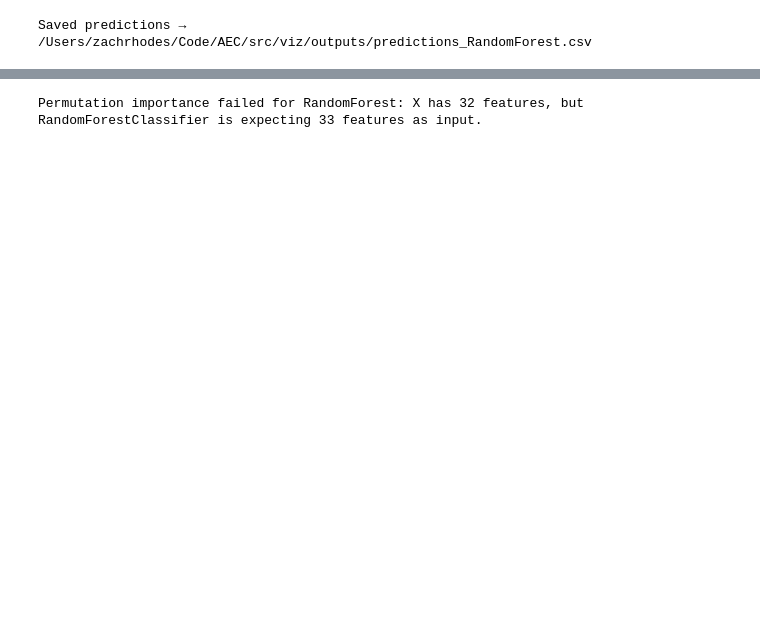
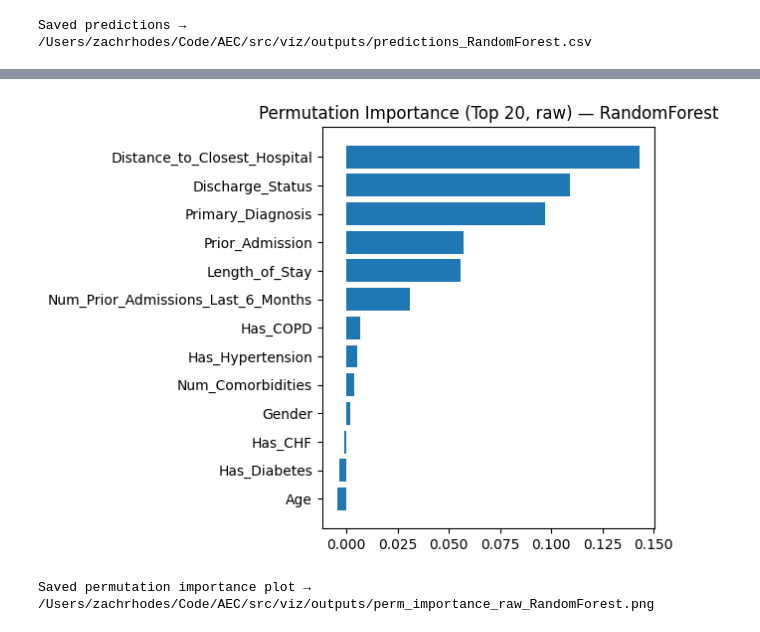
Before and after one commit to eraevous/AEC, a Jupyter notebook: src/viz/modeling_skeleton.ipynb, the cells around one changed output, grey strips where cells are left out. Cells and saved outputs as stored; diff of their text form; code cells hidden in the pictures; blank space fills up the shorter version.

Commit message:
Visuals

```diff
--- a/src/viz/modeling_skeleton.ipynb
+++ b/src/viz/modeling_skeleton.ipynb
@@ -143,7 +137,8 @@ Detected numeric columns: ['Age', 'Length_of_Stay', 'Distance_to_Closest_Hospita
 # 🔎 PROBLEM TYPE
 # =====================
 target_type = type_of_target(y)
-if target_type in ("binary", "multiclass"):
+if target_type in ("binary",
+                   "multiclass"):
     PROBLEM = "classification"
 else:
     # fall back to regression (continuous, or weird)
@@ -269,7 +244,6 @@ def summarize_scores(tag, scores):
     return {"mean": float(np.mean(scores)), "std": float(np.std(scores))}
 
 results["rf_cv"]   = summarize_scores("rf", rf_scores)
-results["mars_cv"] = summarize_scores("mars", mars_scores)
 
 # Decide which metric value to compare (turn negatives into positives for selection)
 def comparable(score_dict, scoring):
@@ -280,13 +254,10 @@ def comparable(score_dict, scoring):
     return score_dict["mean"]
 
 rf_comp   = comparable(results["rf_cv"], scoring)
-mars_comp = comparable(results["mars_cv"], scoring)
 
 winners = []
 if rf_comp is not None:
     winners.append(("RandomForest", rf_pipe, rf_comp))
-if mars_comp is not None:
-    winners.append(("MARS", mars_pipe, mars_comp))
 
 winners_sorted = sorted(winners, key=lambda t: t[2], reverse=True)
 print("Model leaderboard (by CV metric):")
@@ -299,14 +270,6 @@ if rf_pipe is not None:
     rf_pipe.fit(X_train, y_train)
     final_models["RandomForest"] = rf_pipe
 
-if mars_pipe is not None:
-    # For classification, if we used encoded binary, we need to fit with encoded y again
-    if PROBLEM == "classification" and y_train.nunique() == 2 and HAS_EARTH:
-        y_train_bin = (pd.Series(y_train).astype("category").cat.codes).astype(int)
-        mars_pipe.fit(X_train, y_train_bin)
-    elif PROBLEM == "regression" and HAS_EARTH:
-        mars_pipe.fit(X_train, y_train)
-
 print("Final models ready:", list(final_models.keys()))
 
 with open(OUTPUT_DIR / "cv_results.json", "w") as f:
@@ -439,52 +516,40 @@ for name, model in final_models.items():
 Saved feature importance plot → /Users/zachrhodes/Code/AEC/src/viz/outputs/rf_feature_importance.png
 # %%
-# =====================
-# 🔁 PERMUTATION IMPORTANCE (Top 20)
-# =====================
-def compute_permutation_importance(name, model, X_df, y_series, n_repeats=5):
-    # Take transformed matrix and model that supports predict
-    X_trans = model.named_steps["prep"].fit_transform(X_df)  # ensure fit state
-    mod = model.named_steps["model"]
-
-    # Choose scoring
+def compute_permutation_importance_raw(name, pipe, X_df, y_series, n_repeats=5):
     if PROBLEM == "classification":
         scoring_local = "roc_auc" if y_series.nunique() == 2 else "f1_macro"
     else:
         scoring_local = "neg_root_mean_squared_error"
 
-    r = permutation_importance(mod, X_trans, y_series, scoring=scoring_local, n_repeats=n_repeats, random_state=RANDOM_STATE, n_jobs=-1)
-    return r
+    return permutation_importance(
+        pipe, X_df, y_series,
+        scoring=scoring_local, n_repeats=n_repeats,
+        random_state=RANDOM_STATE, n_jobs=-1
+    )
 
-for name, model in final_models.items():
+for name, pipe in final_models.items():
     try:
-        r = compute_permutation_importance(name, model, X_test, y_test)
-        # Create names
-        # build feature names to label bars
-        prep = model.named_steps["prep"]
-        feat_names = []
-        # reconstruct names similarly to earlier function
-        cat = prep.named_transformers_["cat"]
-        num_cols = prep.transformers_[0][2]
-        cat_cols = prep.transformers_[1][2]
-        ohe = cat.named_steps["onehot"]
-        feat_names = list(num_cols) + list(ohe.get_feature_names_out(cat_cols))
+        r = compute_permutation_importance_raw(name, pipe, X_test, y_test)
+        feat_names = list(X_test.columns)  # raw columns
 
         importances = r.importances_mean
         order = np.argsort(importances)[::-1]
         topk = min(20, len(importances))
 
         plt.figure()
-        plt.barh([feat_names[i] for i in order[:topk]][::-1], importances[order[:topk]][::-1])
-        plt.title(f"Permutation Importance (Top 20) — {name}")
+        plt.barh([feat_names[i] for i in order[:topk]][::-1],
+                 importances[order[:topk]][::-1])
+        plt.title(f"Permutation Importance (Top 20, raw) — {name}")
         plt.tight_layout()
-        outpath = OUTPUT_DIR / f"perm_importance_{name}.png"
+        outpath = OUTPUT_DIR / f"perm_importance_raw_{name}.png"
         plt.savefig(outpath, dpi=120)
         plt.show()
         print("Saved permutation importance plot →", outpath.resolve())
     except Exception as e:
         print(f"Permutation importance failed for {name}: {e}")
 # %% [output]
+[figure, added]
-Permutation importance failed for RandomForest: X has 32 features, but RandomForestClassifier is expecting 33 features as input.
+Saved permutation importance plot → /Users/zachrhodes/Code/AEC/src/viz/outputs/perm_importance_raw_RandomForest.png
 # %%
 # =====================
 # 📈 PARTIAL DEPENDENCE (Top Numeric Features)
```
Also changed, not shown: parts of 14 cells of this notebook, 7 other files.
